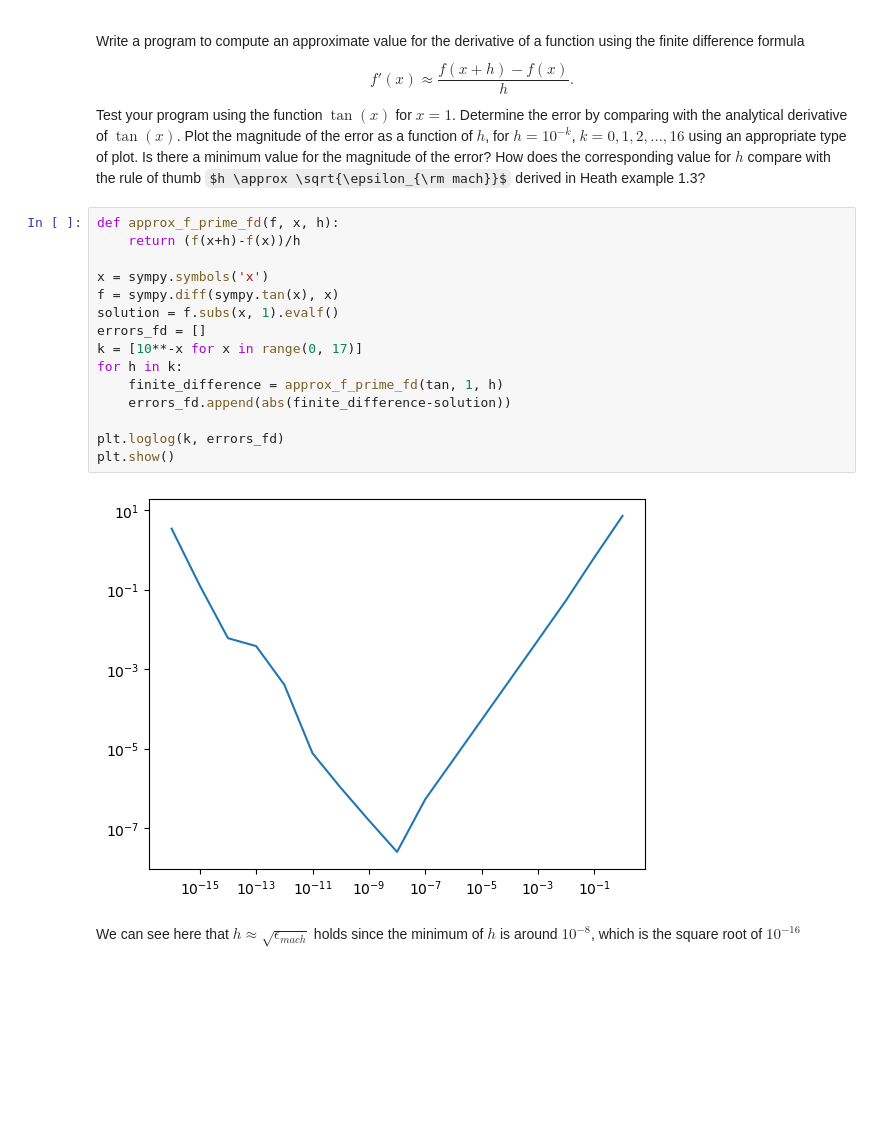
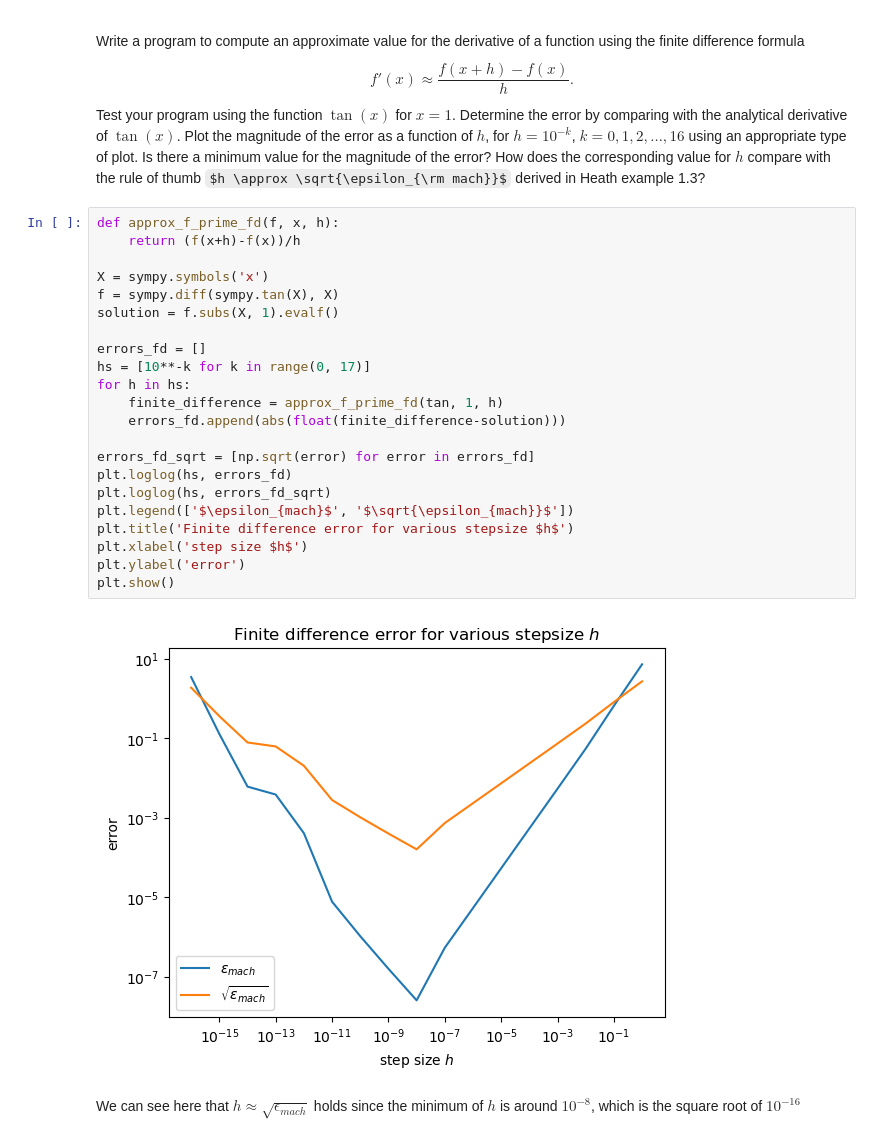
Before and after one commit to jonas4climate/na-assignment1, a Jupyter notebook: hw1_2023.ipynb, the cells around one changed output. Cells and saved outputs as stored; diff of their text form; some formulas as TeX source; blank space fills up the shorter version.

Commit message:
Comparison with sqrt error

```diff
--- a/hw1_2023.ipynb
+++ b/hw1_2023.ipynb
@@ -109,20 +109,27 @@ Test your program using the function $\tan(x)$ for $x=1$. Determine the error by
 # %%
 def approx_f_prime_fd(f, x, h):
     return (f(x+h)-f(x))/h
 
-x = sympy.symbols('x')
-f = sympy.diff(sympy.tan(x), x)
-solution = f.subs(x, 1).evalf()
+X = sympy.symbols('x')
+f = sympy.diff(sympy.tan(X), X)
+solution = f.subs(X, 1).evalf()
+
 errors_fd = []
-k = [10**-x for x in range(0, 17)]
-for h in k:
+hs = [10**-k for k in range(0, 17)]
+for h in hs:
     finite_difference = approx_f_prime_fd(tan, 1, h)
-    errors_fd.append(abs(finite_difference-solution))
+    errors_fd.append(abs(float(finite_difference-solution)))
 
-plt.loglog(k, errors_fd)
+errors_fd_sqrt = [np.sqrt(error) for error in errors_fd]
+plt.loglog(hs, errors_fd)
+plt.loglog(hs, errors_fd_sqrt)
+plt.legend(['$\epsilon_{mach}$', '$\sqrt{\epsilon_{mach}}$'])
+plt.title('Finite difference error for various stepsize $h$')
+plt.xlabel('step size $h$')
+plt.ylabel('error')
 plt.show()
 # %% [output]
-[figure, old version]
+[figure, new version]
 # %% [markdown]
 We can see here that $h \approx \sqrt{\epsilon_{mach}}$ holds since the minimum of $h$ is around $10^{-8}$, which is the square root of $10^{-16}$
 # %% [markdown]
```
Also changed, not shown: parts of 4 cells of this notebook.
